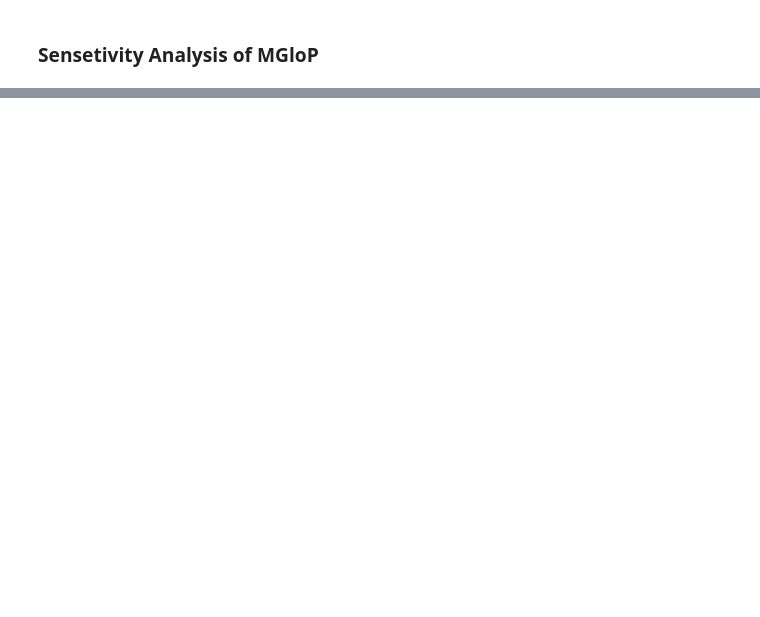
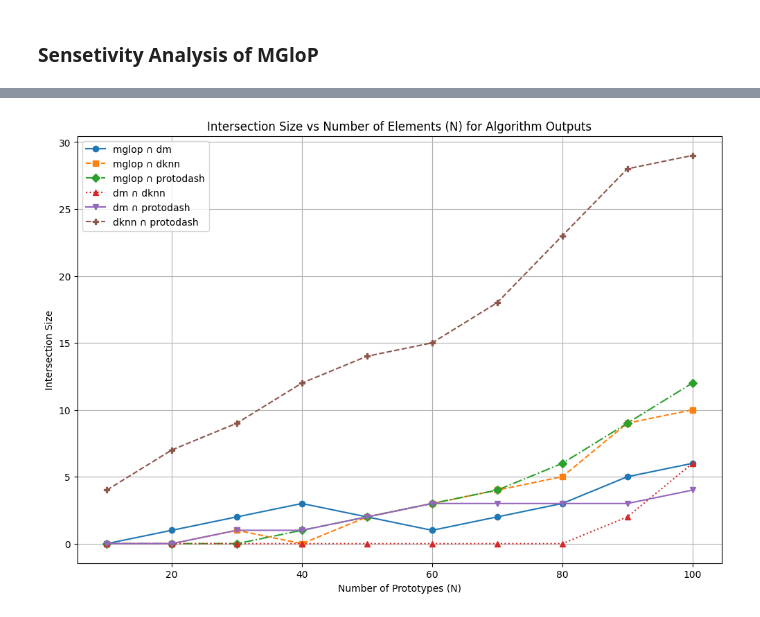
Before and after one commit to iNema9590/MGloP, a Jupyter notebook: Spam.ipynb, the cells around one changed output, grey strips where cells are left out. Cells and saved outputs as stored; diff of their text form; code cells hidden in the pictures; blank space fills up the shorter version.

```diff
--- a/Spam.ipynb
+++ b/Spam.ipynb
@@ -336,36 +319,38 @@ all_protos = Parallel(n_jobs=n_jobs)(
 # %%
 algorithms = ['mglop', 'dm', 'dknn', 'protodash']
-N_values = range(10, 81, 10)  # Increasing N values from 10 to 80
+N_values = range(10, 101, 10)  # Increasing N values from 10 to 80
 intersections = {f"{algo1} ∩ {algo2}": [] for i, algo1 in enumerate(algorithms) for algo2 in algorithms[i + 1:]}
 
 
 # Extract intersections between algorithm outputs
 for i, outputs in enumerate(all_protos):
     for j, algo1 in enumerate(algorithms):
         for algo2 in algorithms[j + 1:]:
             intersection_size = len(set(outputs[algo1]) & set(outputs[algo2]))
             intersections[f"{algo1} ∩ {algo2}"].append(intersection_size)
 
 # Plotting the results
 line_styles = ['-', '--', '-.', ':', '-', '--']
 markers = ['o', 's', 'D', '^', 'v', 'P']
 
 plt.figure(figsize=(12, 8))
 for (label, sizes), linestyle, marker in zip(intersections.items(), line_styles, markers):
     plt.plot(N_values, sizes, linestyle=linestyle, marker=marker, label=label)
 plt.rcParams['pdf.fonttype'] = 42
 plt.rcParams['ps.fonttype'] = 42
 plt.xlabel("Number of Prototypes (N)")
 plt.ylabel("Intersection Size")
 plt.title("Intersection Size vs Number of Elements (N) for Algorithm Outputs")
 plt.legend()
 plt.grid(True)
 
 # Save the plot as a PDF
 # plt.savefig("Figures/intersection_plot.pdf", format="pdf")
 
 # Show the plot
 plt.show()
+# %% [output]
+[figure, added]
 # %%
 from sklearn.metrics import adjusted_rand_score
 from scipy.spatial.distance import cdist
```
Also changed, not shown: parts of 22 cells of this notebook, 11 other files.
